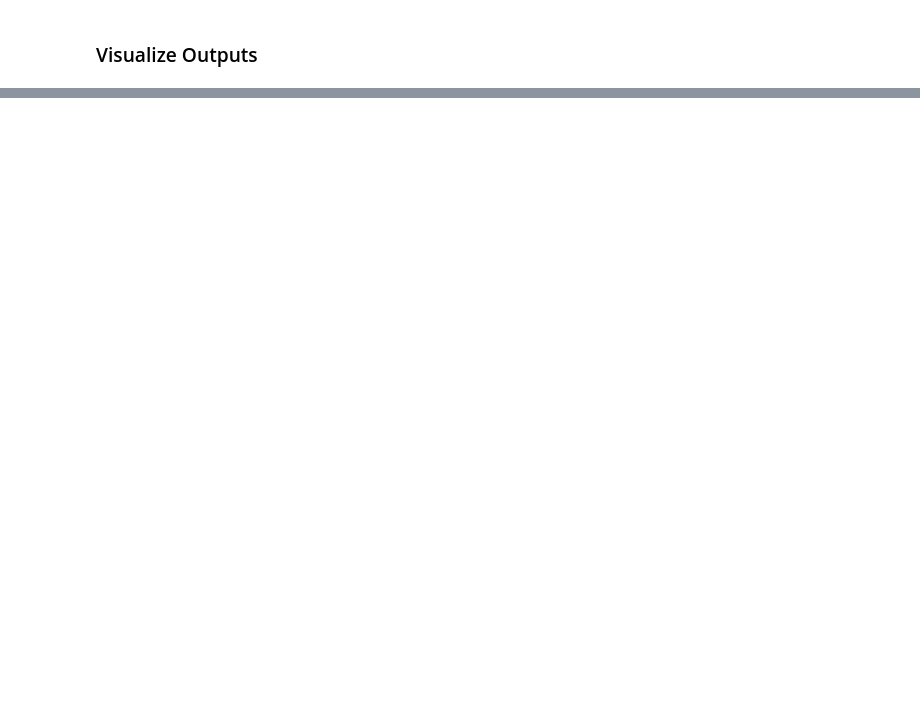
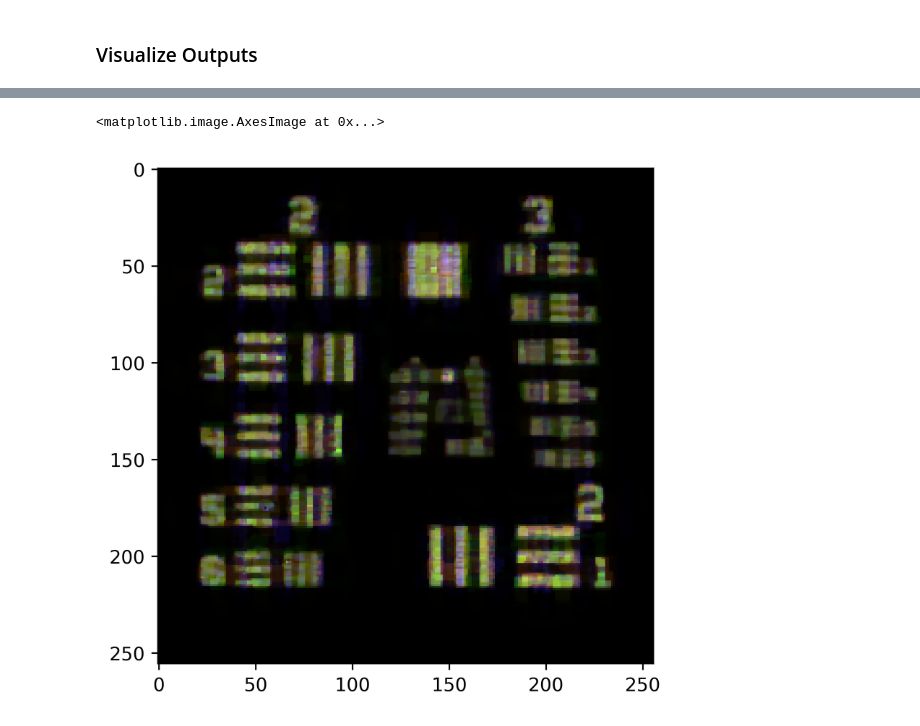
Before and after one commit to Christianfoley/SpectralDefocusCam, a Jupyter notebook: notebooks/iterative_reconstruction_demo.ipynb, the cells around one changed output, grey strips where cells are left out. Saved outputs shown, nothing was run; the diff lists cells and outputs as text; code cells hidden in the pictures; blank space fills up the shorter version.

```diff
--- a/notebooks/iterative_reconstruction_demo.ipynb
+++ b/notebooks/iterative_reconstruction_demo.ipynb
@@ -201 +204,6 @@ FigureWidget({
 })
+# %%
+plt.imshow(helper.value_norm(helper.stack_rgb_opt_30(recon)))
+# %% [output]
+<matplotlib.image.AxesImage at 0x...>
+[figure, added]
```
Also changed, not shown: parts of 10 cells of this notebook, 7 other files.
